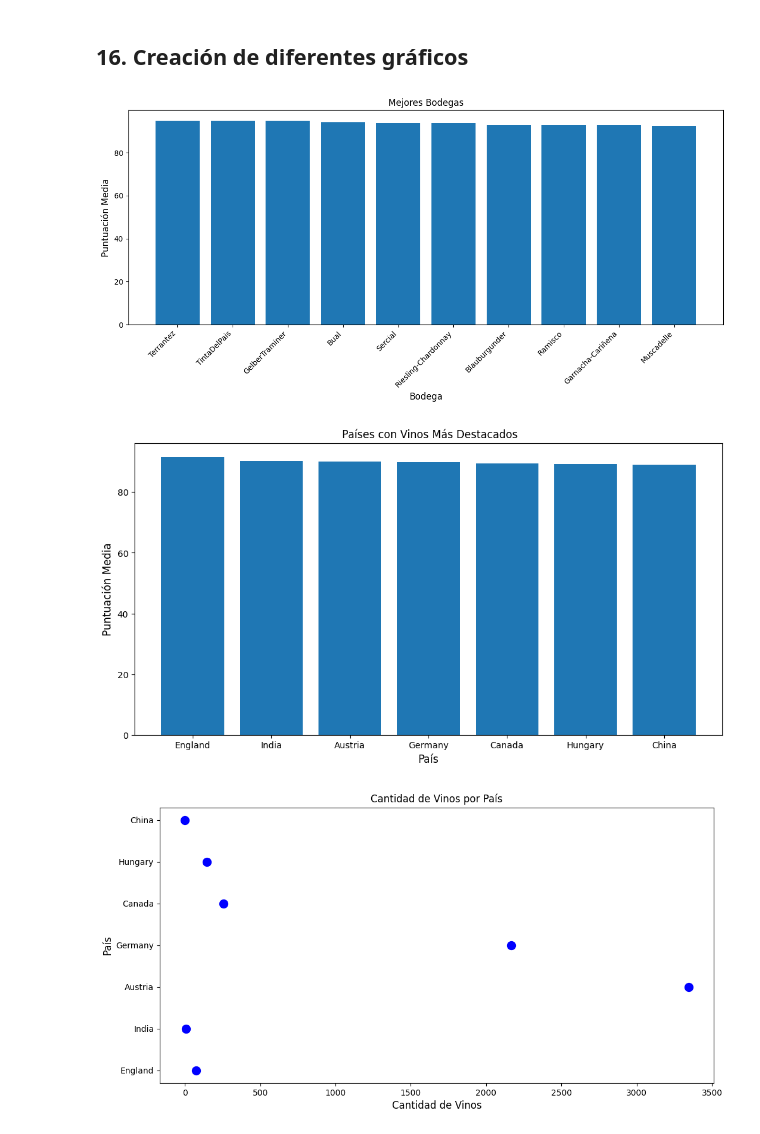
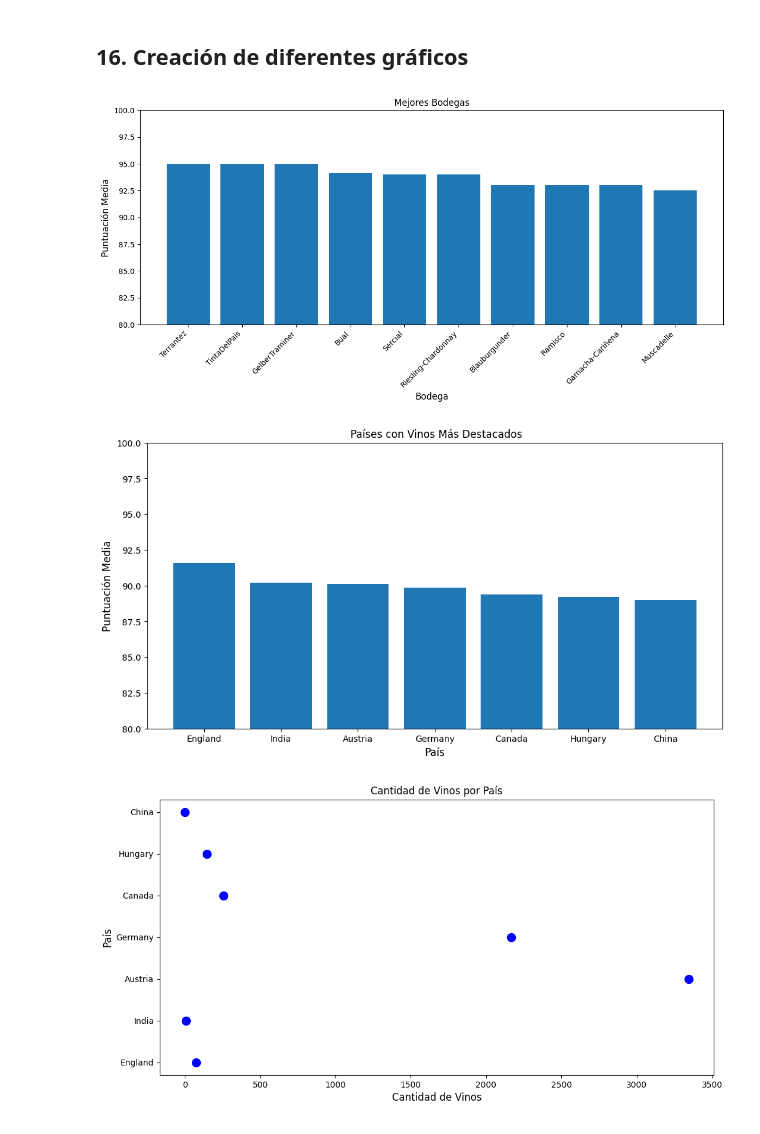
Before and after one commit to Dianathecoder/Wine-Tasting_Dataset, a Jupyter notebook: analisis.ipynb, the cells around one changed output. Drawn from its saved outputs; the diff is of its cells as text; code cells hidden in the pictures.

```diff
--- a/analisis.ipynb
+++ b/analisis.ipynb
@@ -757,7 +763,7 @@ plt.title("Mejores Bodegas", fontsize=12)
 plt.ylabel("Puntuación Media", fontsize=12)
 plt.xlabel("Bodega", fontsize=12)
 
-
+plt.ylim(80, 100)
 plt.bar(labels, heights)
 plt.xticks(rotation=45, ha='right')  # Para que no se encimen los nombres
 plt.tight_layout()
@@ -776,6 +782,7 @@ plt.figure(figsize=(12,6))
 plt.title(" Países con Vinos Más Destacados", fontsize=12)
 plt.ylabel("Puntuación Media", fontsize=12)
 plt.xlabel("País", fontsize=12)
+plt.ylim(80, 100)
 plt.bar(labels, heights)
 plt.show()
 
@@ -836,35 +843,35 @@ top7_mejor_calidad_precio_es = df_es.sort_values(
 
 # Listas para gráfico
 x = list(range(1, len(top7_mejor_calidad_precio_es) + 1))
 y = top7_mejor_calidad_precio_es['price_per_point'].values
 labels = top7_mejor_calidad_precio_es['title'].values
 
 plt.figure(figsize=(12,6))
 plt.plot(x, y, marker='o', linestyle='-')
 
 plt.xticks(x, labels, rotation=45, ha='right')
 plt.title("Vinos Españoles con Mejor Relación Calidad-Precio", fontsize=14)
 plt.xlabel("Vino", fontsize=12)
 plt.ylabel("Precio por Punto ($/pt)", fontsize=12)
 plt.grid(True, linestyle='--', alpha=0.5)
 
 plt.tight_layout()
 plt.show()
 
 
 
 #GRAFICO PARA VER LA IMPORTANCIA DE LAS RESEÑAS
 plt.figure(figsize=(8,6))
 plt.scatter(df["review_lenght"], df["points"], alpha=0.3)
 
 plt.xlabel("Longitud de la reseña")
 plt.ylabel("Puntuación")
 plt.title("Relación entre longitud de reseña y puntuación")
 
 plt.show()
 # %% [output]
-[figure, old version]
+[figure, new version]
-[figure, old version]
+[figure, new version]
 [figure]
 [figure]
 [figure]
```
Also changed, not shown: parts of 3 cells of this notebook.
